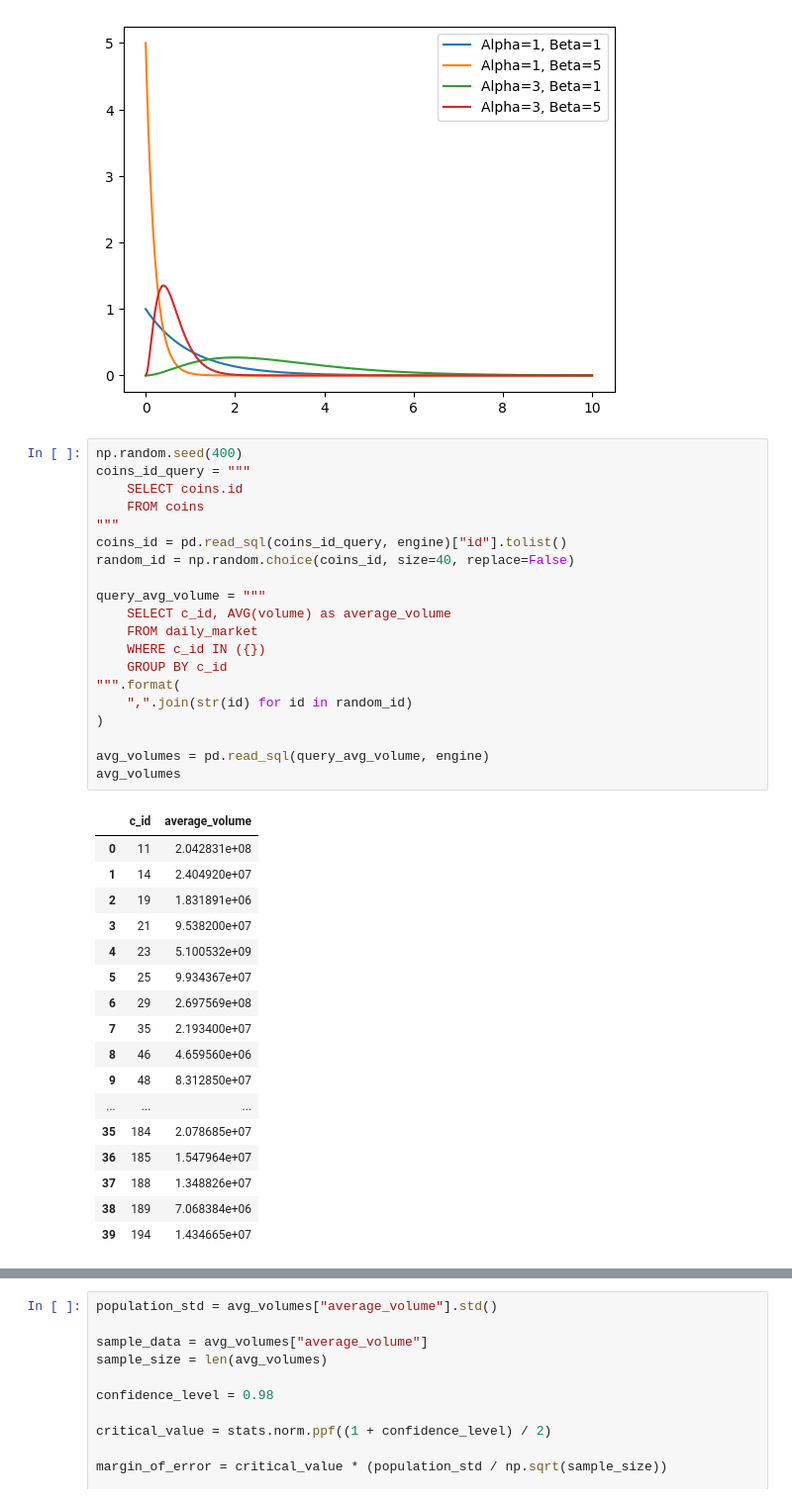
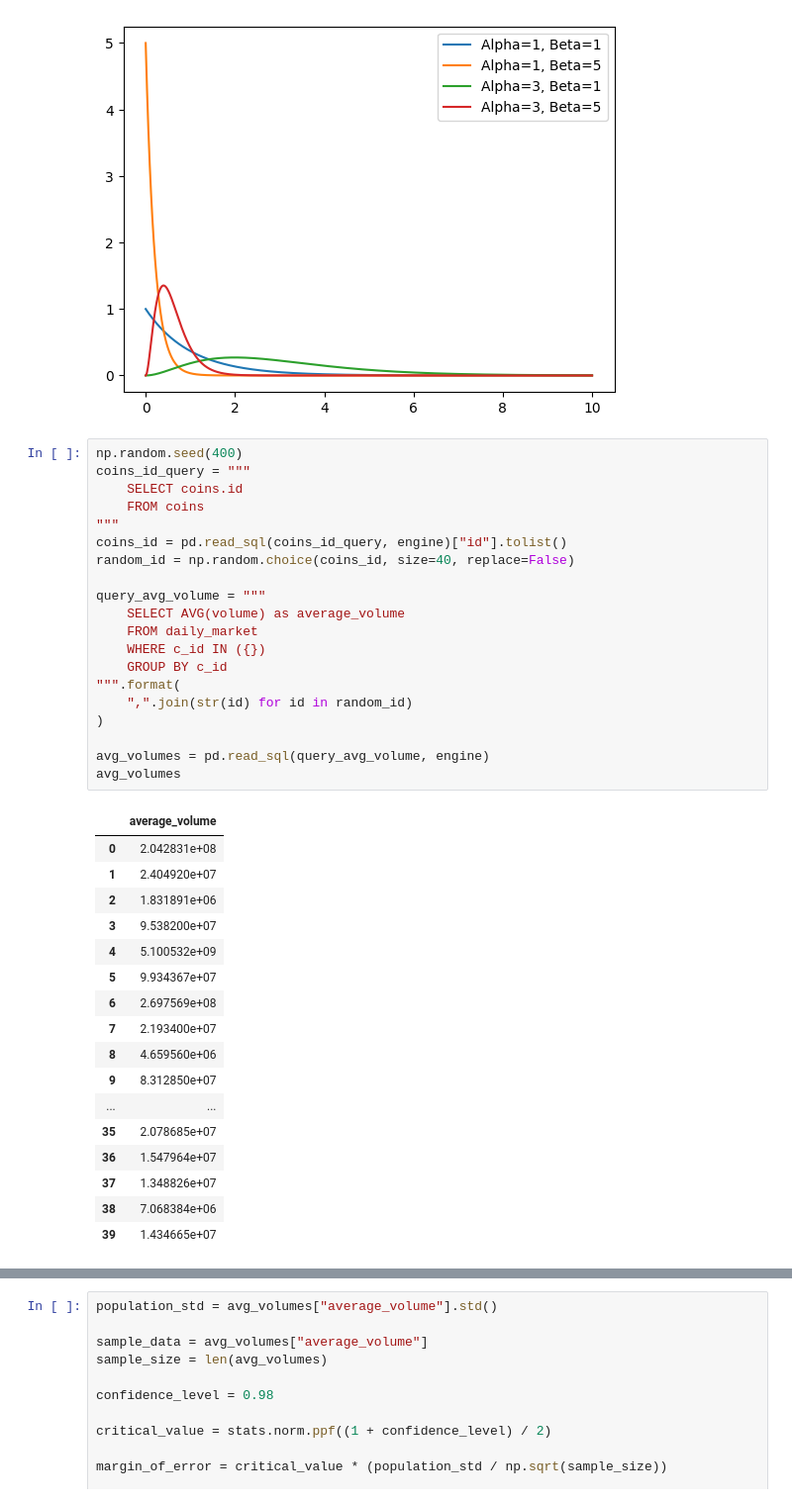
Before and after one commit to GROUP-1-Data-Science-Bootcamp/CryptoDataDive, a Jupyter notebook: statistics.ipynb, the cells around one changed output, grey strips where cells are left out. Shown at 99% size. Saved outputs shown, nothing was run; the diff lists cells and outputs as text.

```diff
--- a/statistics.ipynb
+++ b/statistics.ipynb
@@ -493,38 +516,38 @@ plt.show()
 # %%
 np.random.seed(400)
 coins_id_query = """
     SELECT coins.id
     FROM coins
 """
 coins_id = pd.read_sql(coins_id_query, engine)["id"].tolist()
 random_id = np.random.choice(coins_id, size=40, replace=False)
 
 query_avg_volume = """
-    SELECT c_id, AVG(volume) as average_volume
+    SELECT AVG(volume) as average_volume
     FROM daily_market
     WHERE c_id IN ({})
     GROUP BY c_id
 """.format(
     ",".join(str(id) for id in random_id)
 )
 
 avg_volumes = pd.read_sql(query_avg_volume, engine)
 avg_volumes
 # %% [output]
-|  | c_id | average_volume |
-| 0 | 11 | 2.042831e+08 |
-| 1 | 14 | 2.404920e+07 |
-| 2 | 19 | 1.831891e+06 |
-| 3 | 21 | 9.538200e+07 |
-| 4 | 23 | 5.100532e+09 |
-| 5 | 25 | 9.934367e+07 |
-| 6 | 29 | 2.697569e+08 |
-| 7 | 35 | 2.193400e+07 |
-| 8 | 46 | 4.659560e+06 |
-| 9 | 48 | 8.312850e+07 |
-| ... | ... | ... |
-| 35 | 184 | 2.078685e+07 |
-| 36 | 185 | 1.547964e+07 |
-| 37 | 188 | 1.348826e+07 |
-| 38 | 189 | 7.068384e+06 |
-| 39 | 194 | 1.434665e+07 |
+|  | average_volume |
+| 0 | 2.042831e+08 |
+| 1 | 2.404920e+07 |
+| 2 | 1.831891e+06 |
+| 3 | 9.538200e+07 |
+| 4 | 5.100532e+09 |
+| 5 | 9.934367e+07 |
+| 6 | 2.697569e+08 |
+| 7 | 2.193400e+07 |
+| 8 | 4.659560e+06 |
+| 9 | 8.312850e+07 |
+| ... | ... |
+| 35 | 2.078685e+07 |
+| 36 | 1.547964e+07 |
+| 37 | 1.348826e+07 |
+| 38 | 7.068384e+06 |
+| 39 | 1.434665e+07 |
```
Also changed, not shown: parts of 8 cells of this notebook.
